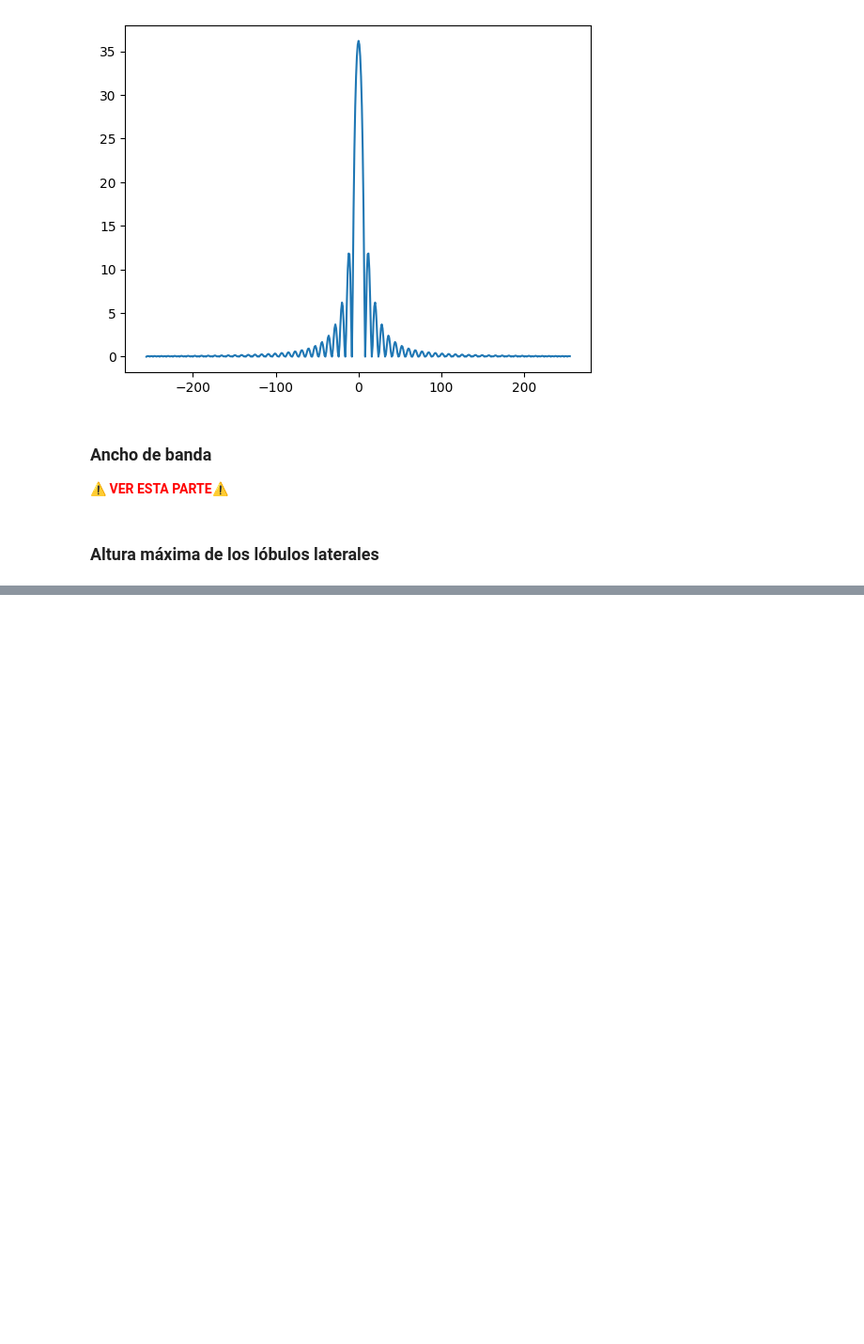
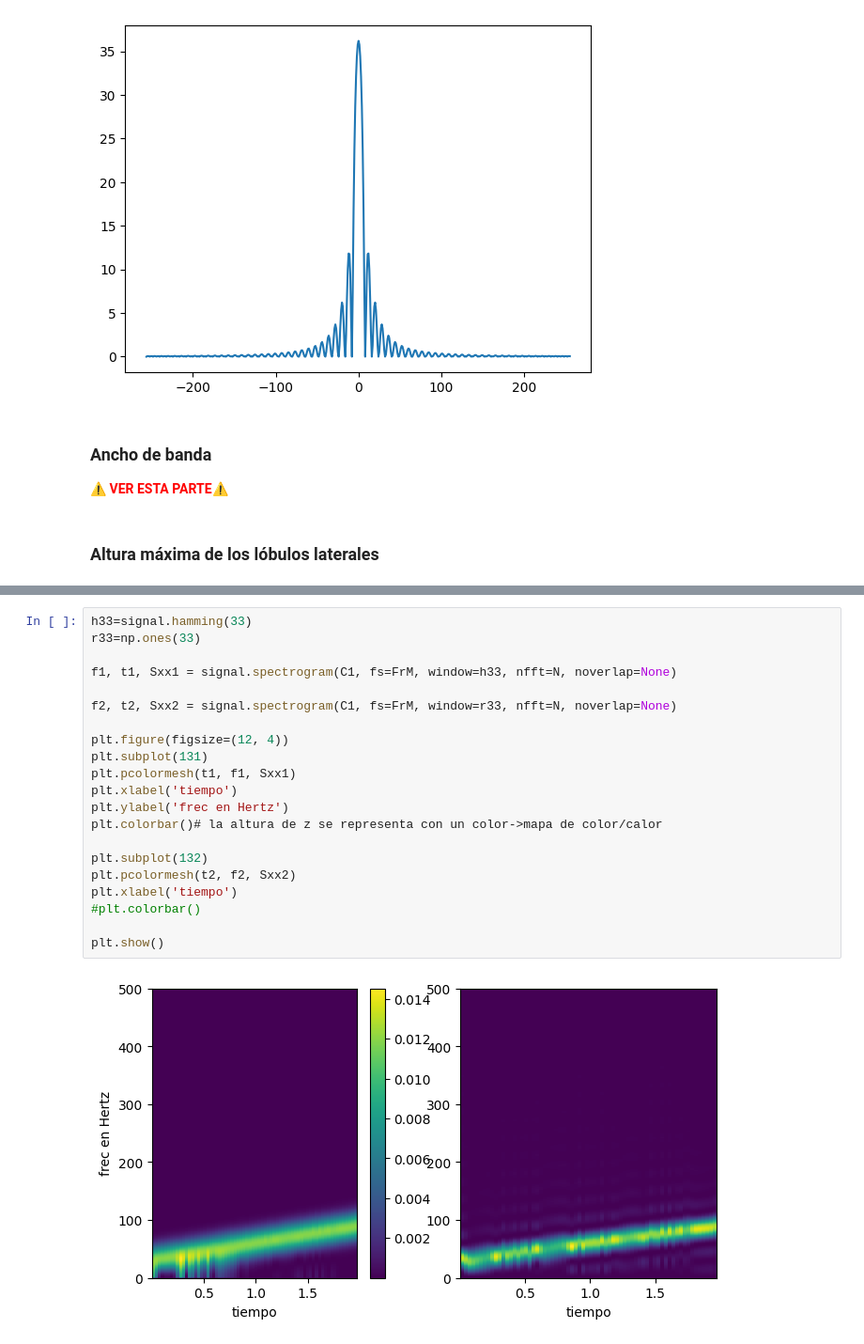
Before and after one commit to fdiezdev/procesamiento_senales, a Jupyter notebook: Resumenes/Resumen_Intro_PS.ipynb, the cells around one changed output, grey strips where cells are left out. Shown: that part at 94% size. Saved outputs shown, nothing was run; the diff lists cells and outputs as text; blank space fills up the shorter version.

```diff
--- a/Resumenes/Resumen_Intro_PS.ipynb
+++ b/Resumenes/Resumen_Intro_PS.ipynb
@@ -585,0 +680,23 @@ plt.plot(kc,W2dB)
+# %%
+h33=signal.hamming(33)
+r33=np.ones(33)
+
+f1, t1, Sxx1 = signal.spectrogram(C1, fs=FrM, window=h33, nfft=N, noverlap=None)
+
+f2, t2, Sxx2 = signal.spectrogram(C1, fs=FrM, window=r33, nfft=N, noverlap=None)
+
+plt.figure(figsize=(12, 4))
+plt.subplot(131)
+plt.pcolormesh(t1, f1, Sxx1)
+plt.xlabel('tiempo')
+plt.ylabel('frec en Hertz')
+plt.colorbar()# la altura de z se representa con un color->mapa de color/calor
+
+plt.subplot(132)
+plt.pcolormesh(t2, f2, Sxx2)
+plt.xlabel('tiempo')
+#plt.colorbar()
+
+plt.show()
+# %% [output]
+[figure, added]
```
Also changed, not shown: parts of 10 cells of this notebook, 1 other file.
